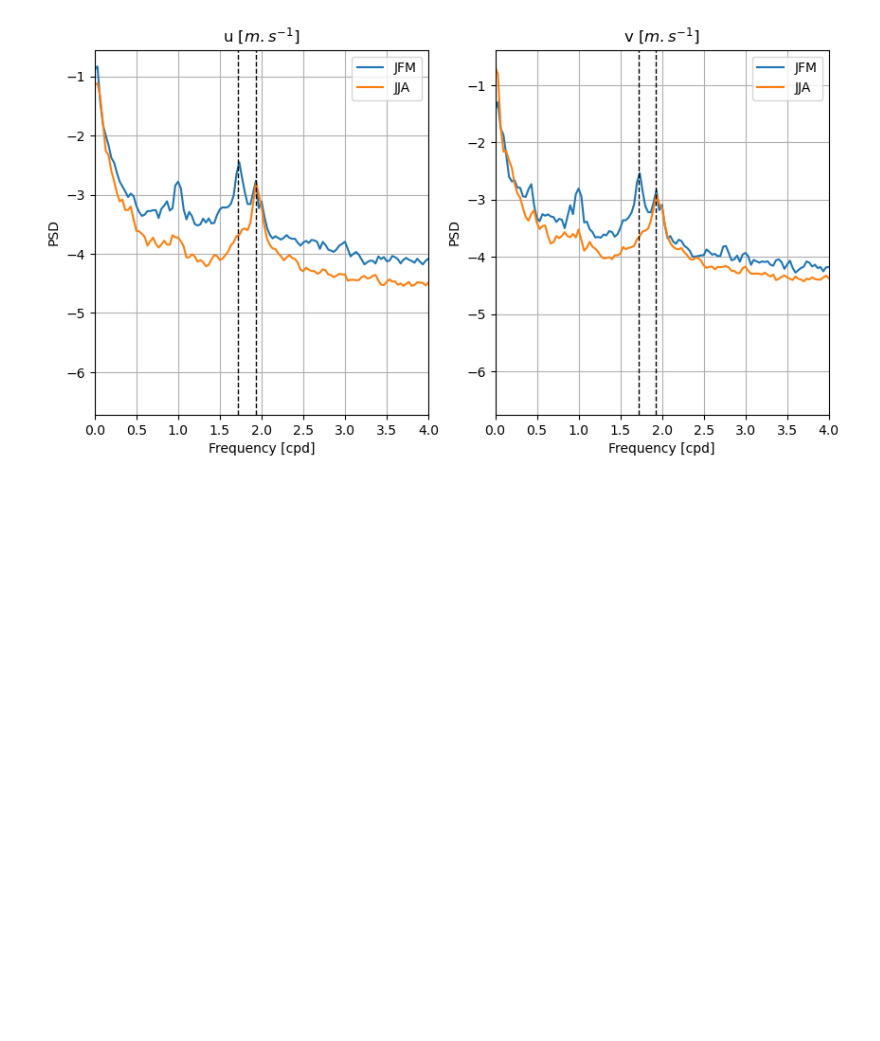
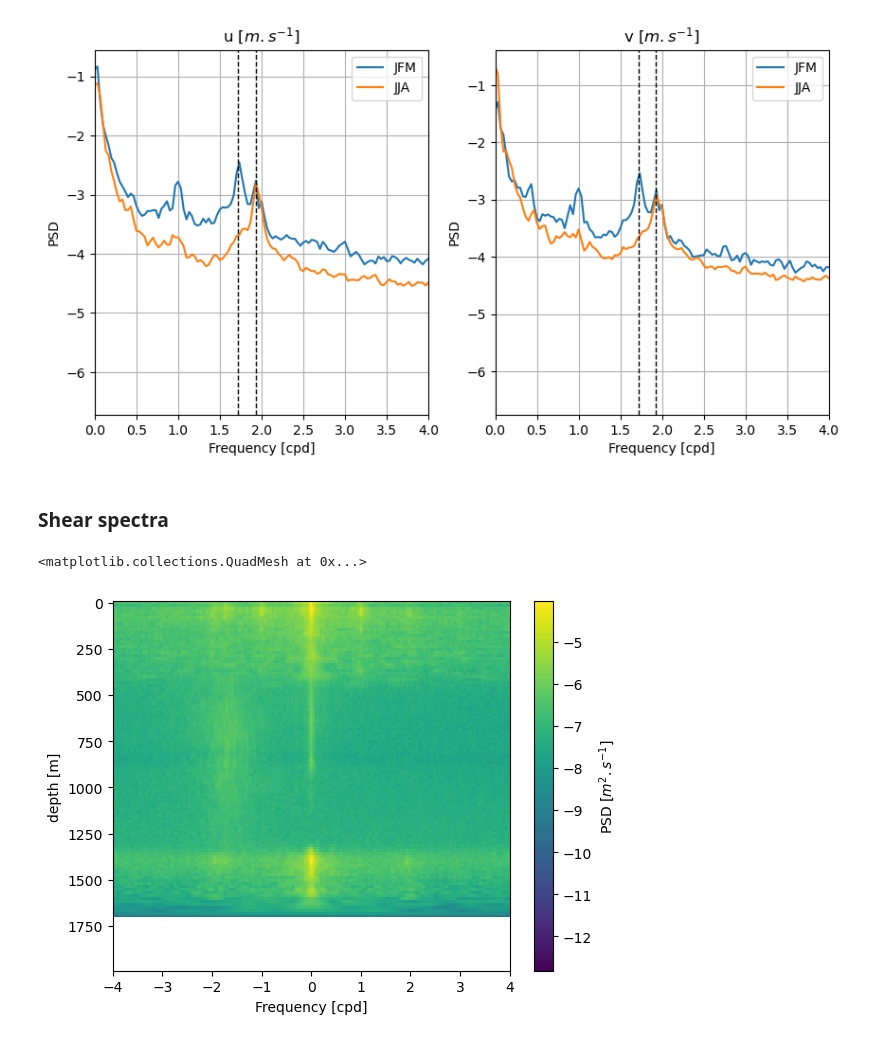
Before and after one commit to zcasparco/NIW, a Jupyter notebook: Data_overview/Rotary_spectra.ipynb, the cells around one changed output. Cells and saved outputs as stored; diff of their text form; code cells hidden in the pictures; blank space fills up the shorter version.

```diff
--- a/Data_overview/Rotary_spectra.ipynb
+++ b/Data_overview/Rotary_spectra.ipynb
@@ -53,6 +53,15 @@ Data variables:
     NCells:           44
     CellSize:         16.0
     proc time:        2022-05-09T19:08:16
+# %%
+import pandas as pd
+mld_m1 = xr.open_dataarray(conf.data.ml.mld).sel(time=slice(ds_filt.time[0],ds_filt.time[-1]))
+ds_filt['mld'] = mld_m1
+ds_filt['bp_eke'] = ds_filt.bp_eke.sel(z=slice(10,1600)).interpolate_na('time',max_gap=pd.Timedelta(12, "h"),method='polynomial',order=7)
+ds_filt['bpu_wkb'] = ds_filt.bpu_wkb.sel(z=slice(10,1600)).interpolate_na('time',max_gap=pd.Timedelta(12, "h"),method='polynomial',order=7)
+ds_filt['bpv_wkb'] = ds_filt.bpv_wkb.sel(z=slice(10,1600)).interpolate_na('time',max_gap=pd.Timedelta(12, "h"),method='polynomial',order=7)
+ds_filt['u_filtered'] = ds_filt.u_filtered.sel(z=slice(10,1600)).interpolate_na('time',max_gap=pd.Timedelta(12, "h"),method='polynomial',order=7)
+ds_filt['v_filtered'] = ds_filt.v_filtered.sel(z=slice(10,1600)).interpolate_na('time',max_gap=pd.Timedelta(12, "h"),method='polynomial',order=7)
 # %%
 ds_filt['ni_UV'] = (ds_filt['bpu_wkb'] + 1j * ds_filt['bpv_wkb']).fillna(0.)
 ds_filt['UV'] = (ds_filt['u'] + 1j * ds_filt['v']).fillna(0.)
@@ -225,3 +234,18 @@ for a in ax:
     a.grid();
 # %% [output]
 [figure]
+# %% [markdown]
+### Shear spectra
+# %%
+wkb = niskine.clim.get_wkb_factors(ds_filt)
+ds_filt['uz'] = wkb*ds_filt['u'].differentiate('z')
+ds_filt['vz'] = wkb*ds_filt['v'].differentiate('z')
+ds_filt['UVz'] = ds_filt['uz']+1j*ds_filt['vz']
+# %%
+Nb = 30*24*6
+f,E = sp.wrap_spectra(ds_filt,'UVz',Nb=Nb)
+# %%
+np.log10(E).plot(yincrease=False,xlim=(-4,4))
+# %% [output]
+<matplotlib.collections.QuadMesh at 0x...>
+[figure, added]
```
Also changed, not shown: parts of 5 cells of this notebook, 9 other files.
